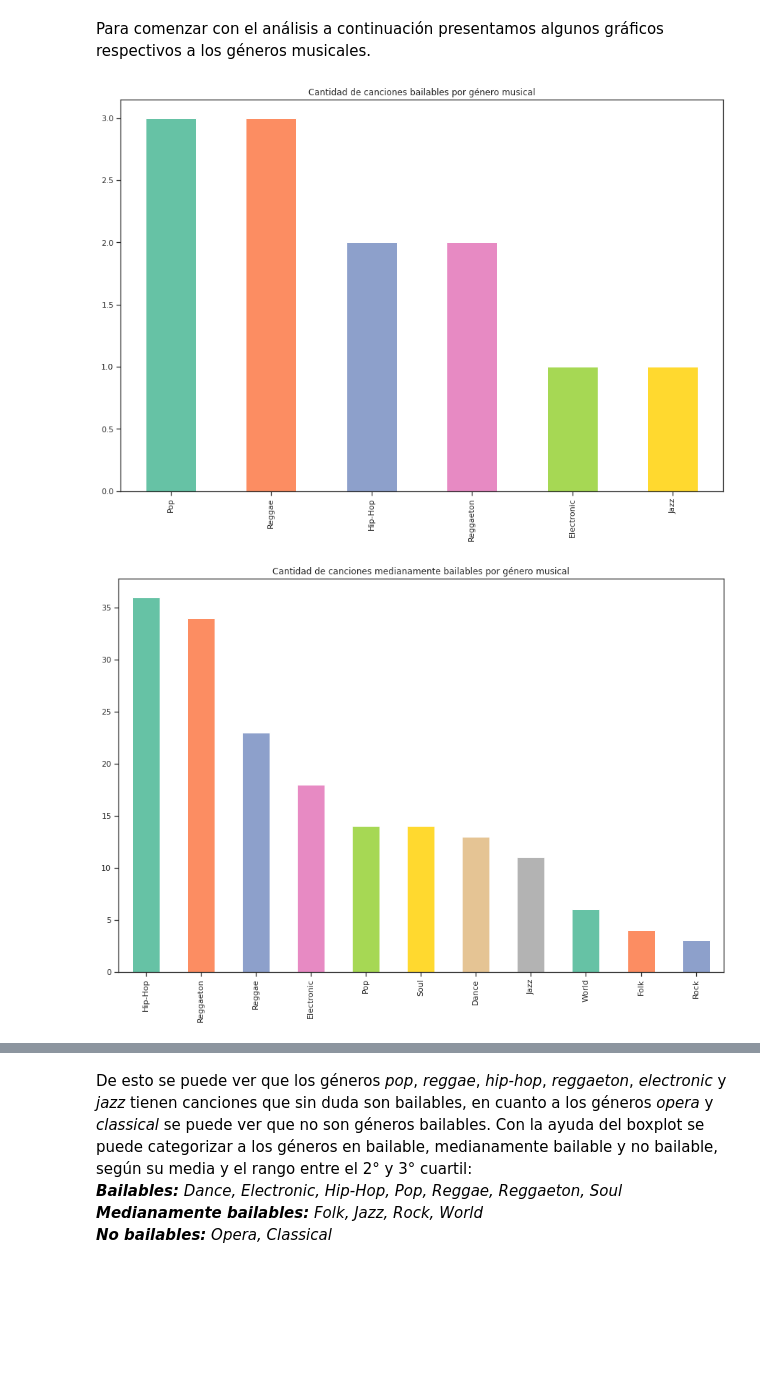
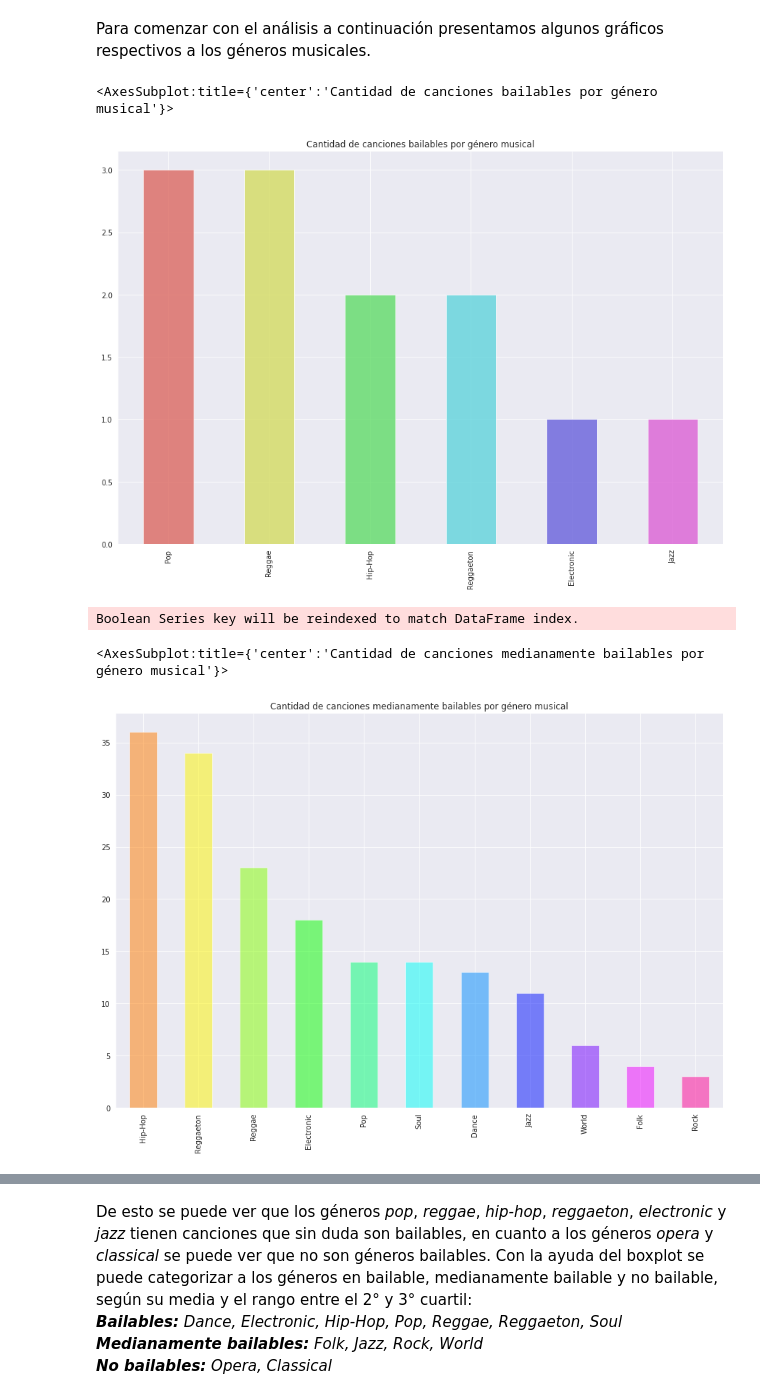
Before and after one commit to 1gnacio/orgadatos-kaggle-tp1, a Jupyter notebook: notebook707f668b56.ipynb, the cells around one changed output, grey strips where cells are left out. Cells and saved outputs as stored; diff of their text form; code cells hidden in the pictures; blank space fills up the shorter version.

```diff
--- a/notebook707f668b56.ipynb
+++ b/notebook707f668b56.ipynb
@@ -719,17 +750,18 @@ data_spotify[['danceability', 'tempo', 'energy', 'genre']]
 Para comenzar con el análisis a continuación presentamos algunos gráficos respectivos a los géneros musicales.
 # %%
 bailables = data_spotify[data_spotify['danceability'] >= 0.9]
-colors=sns.color_palette("Set2", 6)
-bailables['genre'].value_counts().plot.bar(figsize=(15, 10), color=colors, title='Cantidad de canciones bailables por género musical')
-plt.show()
+colors=sns.color_palette("hls", 6)
+bailables['genre'].value_counts().plot.bar(alpha=0.75, figsize=(15, 10), color=colors, title='Cantidad de canciones bailables por género musical')
 # %% [output]
+<AxesSubplot:title={'center':'Cantidad de canciones bailables por género musical'}>
-[figure, old version]
+[figure, new version]
 # %%
-bailables = data_spotify[((data_spotify['danceability'] >= 0.75) & (data_spotify['danceability'] < 0.9))]
-colors=sns.color_palette("Set2", 11)
-bailables['genre'].value_counts().plot.bar(figsize=(15, 10), color=colors, title='Cantidad de canciones medianamente bailables por género musical')
-plt.show()
+bailables = data_spotify[data_spotify['danceability'] >= 0.75][data_spotify['danceability'] < 0.9]
+colors=sns.color_palette("hsv", 11)
+bailables['genre'].value_counts().plot.bar(alpha=0.5, figsize=(15, 10), color=colors, title='Cantidad de canciones medianamente bailables por género musical')
 # %% [output]
+Boolean Series key will be reindexed to match DataFrame index.
+<AxesSubplot:title={'center':'Cantidad de canciones medianamente bailables por género musical'}>
-[figure, old version]
+[figure, new version]
 # %%
 sns.set(rc = {'figure.figsize':(20,8)})
```
Also changed, not shown: parts of 79 cells of this notebook.
